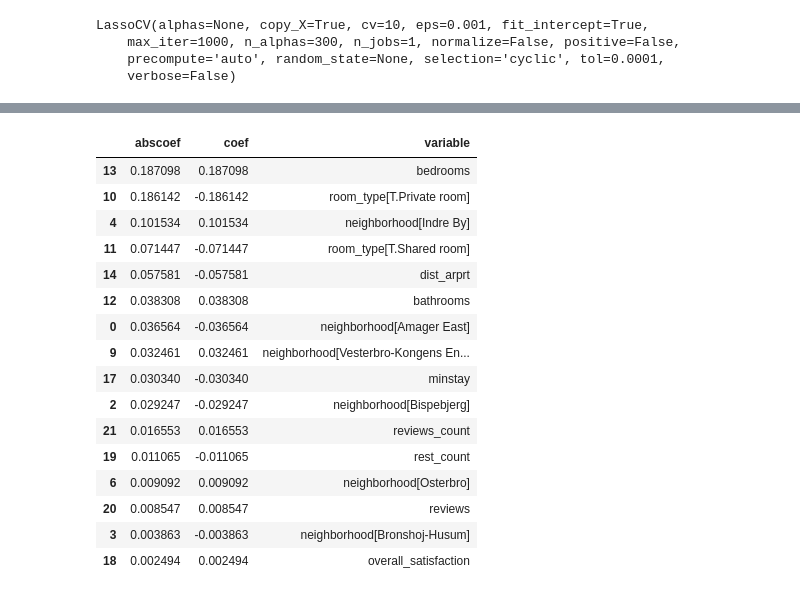
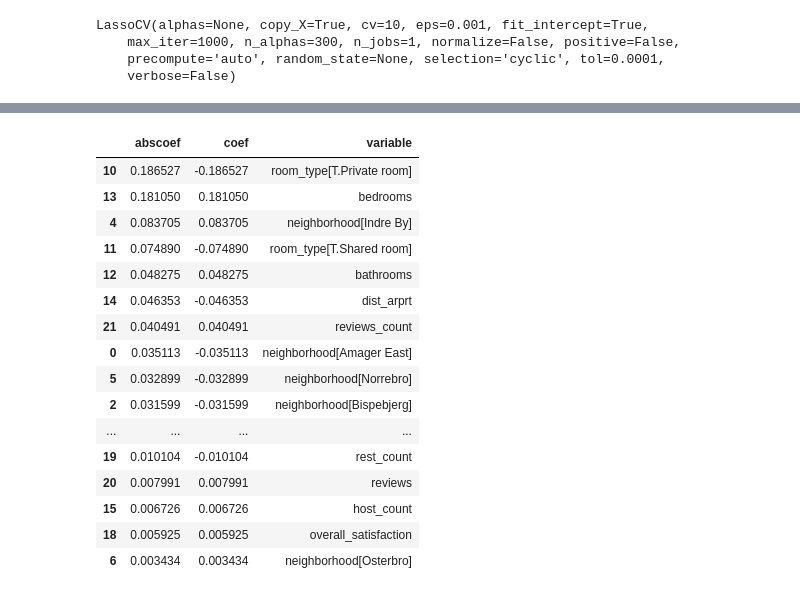
Before and after one commit to Jyojha/DS_Projects, a Jupyter notebook: Copenhagen_Model.ipynb, the cells around one changed output, grey strips where cells are left out. Cells and saved outputs as stored; diff of their text form; code cells hidden in the pictures.

```diff
--- a/Copenhagen_Model.ipynb
+++ b/Copenhagen_Model.ipynb
@@ -106,7 +148,14 @@ Xn_train, Xn_test, y_train, y_test = train_test_split(Xn, y, test_size = 0.3)
 # %%
-# enet = ElasticNet(alpha= enet_cv.alpha_, l1_ratio=enet_cv.l1_ratio_)
+start_time = time.time()
 
-# y_pred_enet = enet.fit(Xn_train, y_train).predict(Xn_test)
-# r2_score_enet = metrics.r2_score(y_test, y_pred_enet)
-# print(enet)
-# print("r^2 on test data : %f" % r2_score_enet)
+alpha = 0.00350915858922
+l1_ratio = 0.070612244898
+
+enet = ElasticNet(alpha= alpha, l1_ratio= l1_ratio)
+
+y_pred_enet = enet.fit(Xn_train, y_train).predict(Xn_test)
+r2_score_enet = metrics.r2_score(y_test, y_pred_enet)
+print(enet)
+print("r^2 on test data : %f" % r2_score_enet)
+
+print("--- %s seconds ---" % (time.time() - start_time))
@@ -159,32 +215,32 @@ sns.distplot(residuals, bins=50, kde=False)
 # %%
-lasso.fit(Xn_train, y_train)
+enet.fit(Xn_train, y_train)
 
-lasso_coef = pd.DataFrame({
+enet_coef = pd.DataFrame({
         'variable':X_train.columns,
-        'coef':lasso.coef_,
-        'abscoef':np.abs(lasso.coef_)
+        'coef':enet.coef_,
+        'abscoef':np.abs(enet.coef_)
     })
 
-lasso_coef.sort_values('abscoef', ascending=False, inplace=True)
-lasso_coef[lasso_coef.coef != 0].head(25)
+enet_coef.sort_values('abscoef', ascending=False, inplace=True)
+enet_coef[enet_coef.coef != 0].head(25)
 # %% [output]
 |  | abscoef | coef | variable |
-| 13 | 0.187098 | 0.187098 | bedrooms |
-| 10 | 0.186142 | -0.186142 | room_type[T.Private room] |
-| 4 | 0.101534 | 0.101534 | neighborhood[Indre By] |
-| 11 | 0.071447 | -0.071447 | room_type[T.Shared room] |
-| 14 | 0.057581 | -0.057581 | dist_arprt |
-| 12 | 0.038308 | 0.038308 | bathrooms |
-| 0 | 0.036564 | -0.036564 | neighborhood[Amager East] |
-| 9 | 0.032461 | 0.032461 | neighborhood[Vesterbro-Kongens En... |
-| 17 | 0.030340 | -0.030340 | minstay |
-| 2 | 0.029247 | -0.029247 | neighborhood[Bispebjerg] |
-| 21 | 0.016553 | 0.016553 | reviews_count |
-| 19 | 0.011065 | -0.011065 | rest_count |
-| 6 | 0.009092 | 0.009092 | neighborhood[Osterbro] |
-| 20 | 0.008547 | 0.008547 | reviews |
-| 3 | 0.003863 | -0.003863 | neighborhood[Bronshoj-Husum] |
-| 18 | 0.002494 | 0.002494 | overall_satisfaction |
+| 10 | 0.186527 | -0.186527 | room_type[T.Private room] |
+| 13 | 0.181050 | 0.181050 | bedrooms |
+| 4 | 0.083705 | 0.083705 | neighborhood[Indre By] |
+| 11 | 0.074890 | -0.074890 | room_type[T.Shared room] |
+| 12 | 0.048275 | 0.048275 | bathrooms |
+| 14 | 0.046353 | -0.046353 | dist_arprt |
+| 21 | 0.040491 | 0.040491 | reviews_count |
+| 0 | 0.035113 | -0.035113 | neighborhood[Amager East] |
+| 5 | 0.032899 | -0.032899 | neighborhood[Norrebro] |
+| 2 | 0.031599 | -0.031599 | neighborhood[Bispebjerg] |
+| ... | ... | ... | ... |
+| 19 | 0.010104 | -0.010104 | rest_count |
+| 20 | 0.007991 | 0.007991 | reviews |
+| 15 | 0.006726 | 0.006726 | host_count |
+| 18 | 0.005925 | 0.005925 | overall_satisfaction |
+| 6 | 0.003434 | 0.003434 | neighborhood[Osterbro] |
 # %%
 # plt.plot(enet.coef_, color='lightgreen', linewidth=2,
 #          label='Elastic net coefficients')
```
Also changed, not shown: parts of 22 cells of this notebook.
